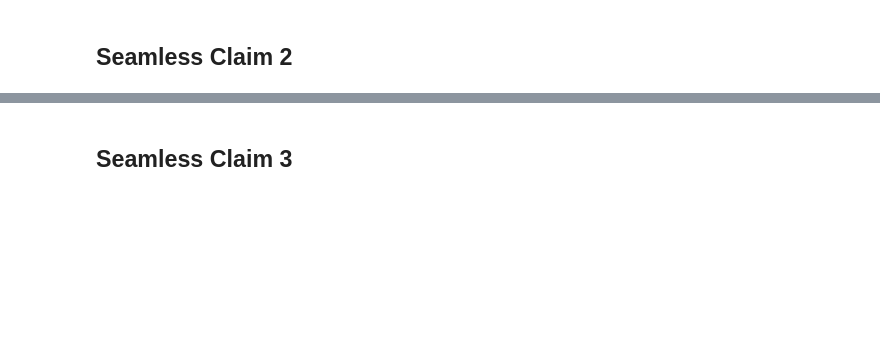
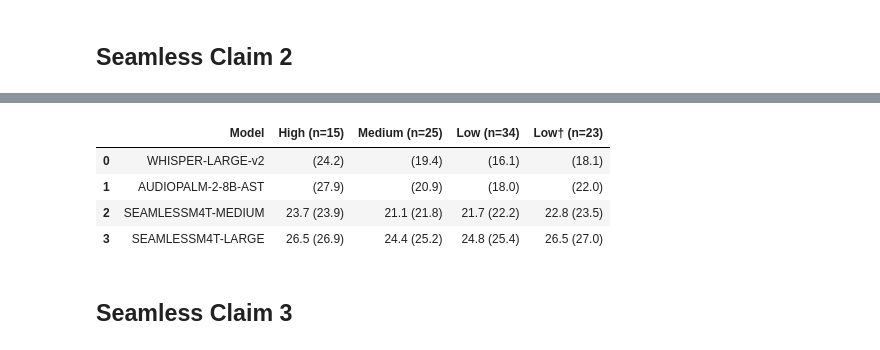
Before and after one commit to shreyjasuja/re_s2st, a Jupyter notebook: analyze_results.ipynb, the cells around one changed output, grey strips where cells are left out. Cells and saved outputs as stored; diff of their text form; code cells hidden in the pictures; blank space fills up the shorter version.

```diff
--- a/analyze_results.ipynb
+++ b/analyze_results.ipynb
@@ -248,3 +348,14 @@ claim_df
+# %%
+re_results_df=pd.read_json('claims/re_fleurs_summary.json',orient='split')
+# %%
+merged_df=fuzzy_combine_results(apply_brackets(claim_df), re_results_df,value_cols=['High (n=15)', 'Medium (n=25)', 'Low (n=34)', 'Low† (n=23)'])
+merged_df
+# %% [output]
+|  | Model | High (n=15) | Medium (n=25) | Low (n=34) | Low† (n=23) |
+| 0 | WHISPER-LARGE-v2 | (24.2) | (19.4) | (16.1) | (18.1) |
+| 1 | AUDIOPALM-2-8B-AST | (27.9) | (20.9) | (18.0) | (22.0) |
+| 2 | SEAMLESSM4T-MEDIUM | 23.7 (23.9) | 21.1 (21.8) | 21.7 (22.2) | 22.8 (23.5) |
+| 3 | SEAMLESSM4T-LARGE | 26.5 (26.9) | 24.4 (25.2) | 24.8 (25.4) | 26.5 (27.0) |
 # %% [markdown]
 ## Seamless Claim 3
 # %%
```
Also changed, not shown: parts of 16 cells of this notebook, 4 other files.
